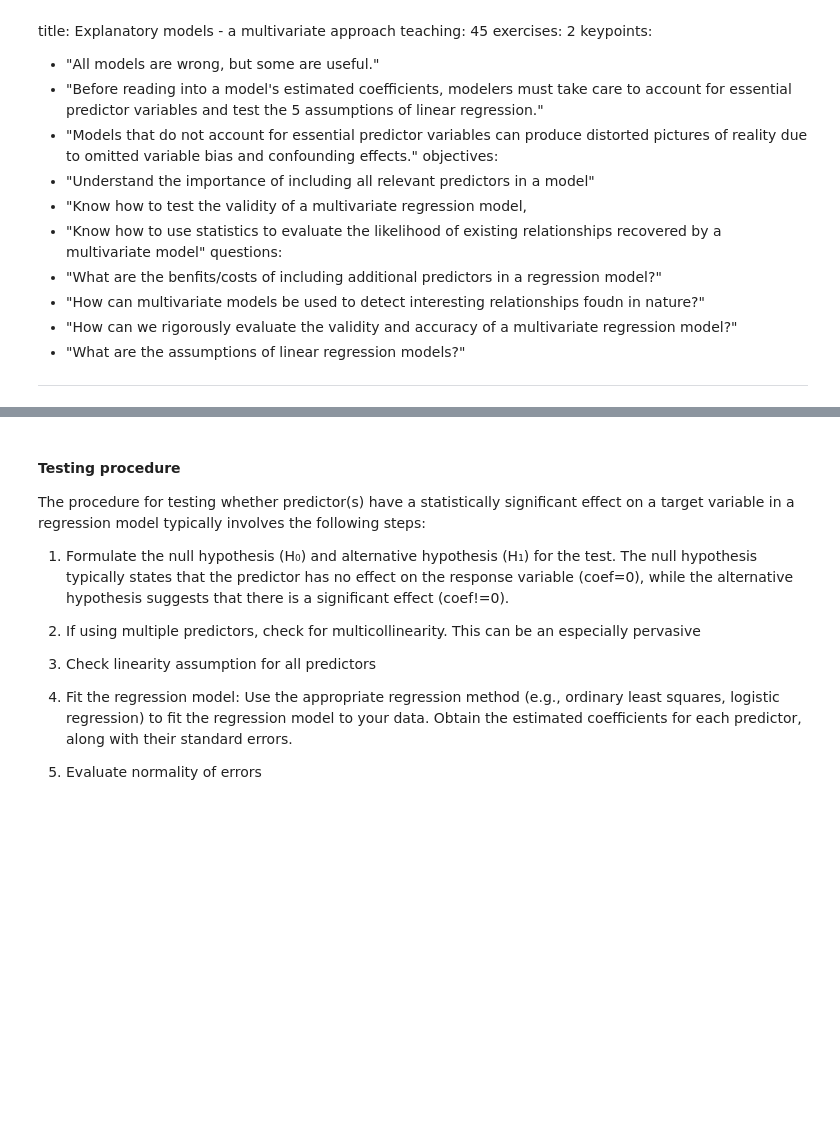
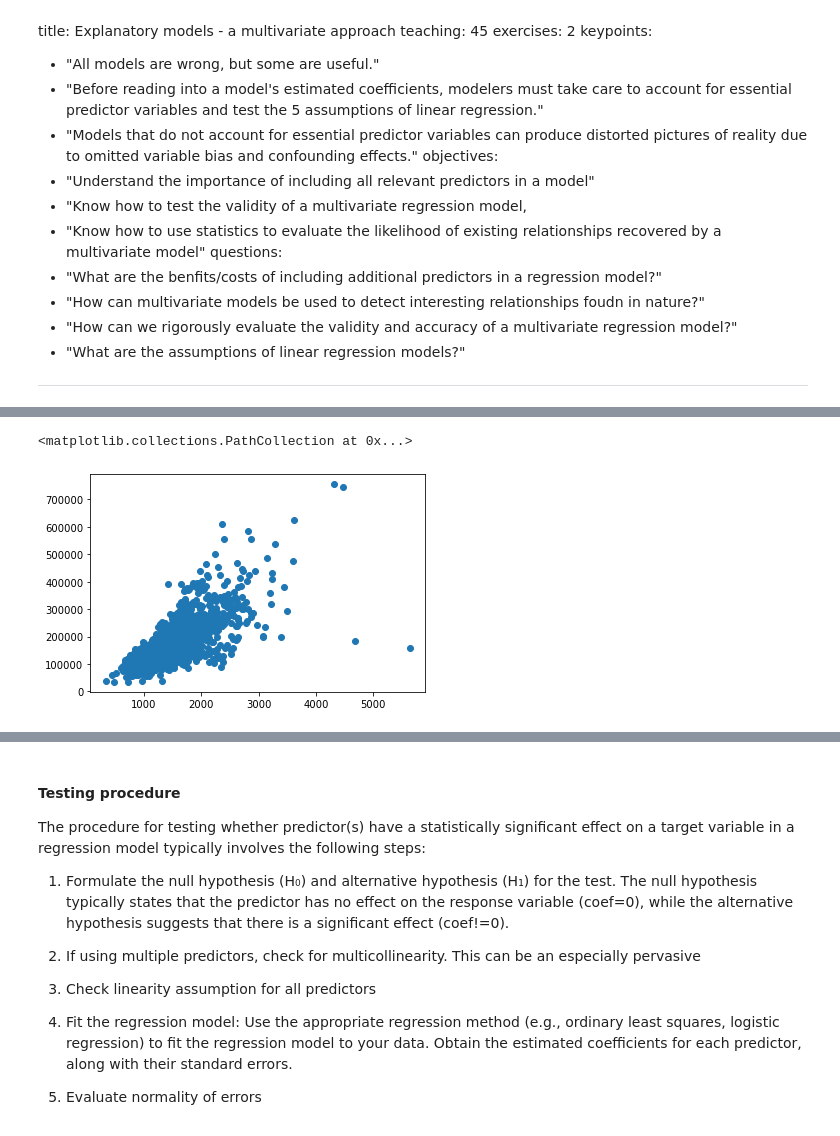
Before and after one commit to carpentries-incubator/high-dimensional-analysis-in-python, a Jupyter notebook: code/07-Regression-assumptions.ipynb, the cells around one changed output, grey strips where cells are left out. Saved outputs shown, nothing was run; the diff lists cells and outputs as text; code cells hidden in the pictures; blank space fills up the shorter version.

```diff
--- a/code/07-Regression-assumptions.ipynb
+++ b/code/07-Regression-assumptions.ipynb
@@ -63,0 +45,7 @@ SyntaxError: invalid syntax (<ipython-input-1-22b8efc78b13>, line 1)
+# %%
+from sklearn.datasets import fetch_openml
+housing = fetch_openml(name="house_prices", as_frame=True) #
+y=housing['target']
+predictors = ['GrLivArea']#'YrSold']#, 'GrLivArea', 'GarageCars', 'GarageArea', 'TotalBsmtSF']
+X=housing['data'][predictors]
+X.head()
@@ -63,0 +59,6 @@ SyntaxError: invalid syntax (<ipython-input-1-22b8efc78b13>, line 1)
+# %%
+import matplotlib.pyplot as plt
+plt.scatter(X,y)
+# %% [output]
+<matplotlib.collections.PathCollection at 0x...>
+[figure, added]
```
Also changed, not shown: parts of 11 cells of this notebook, 2 other files.
